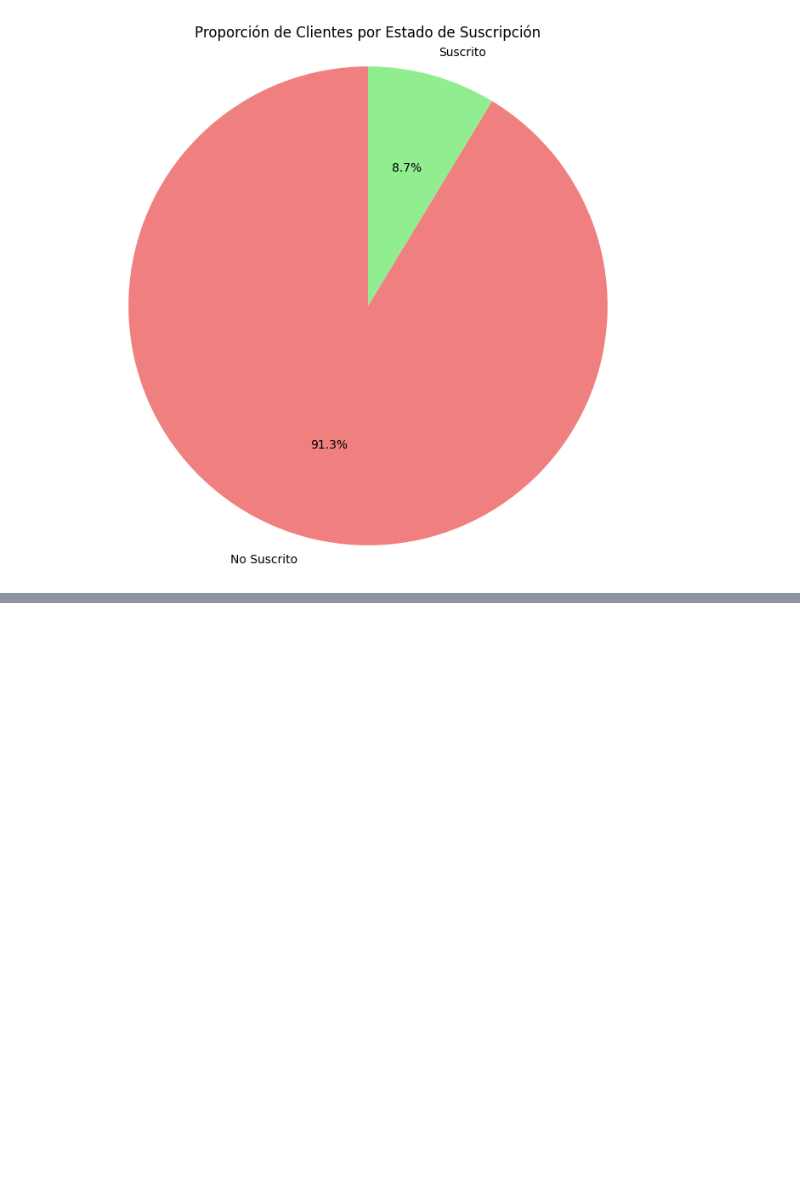
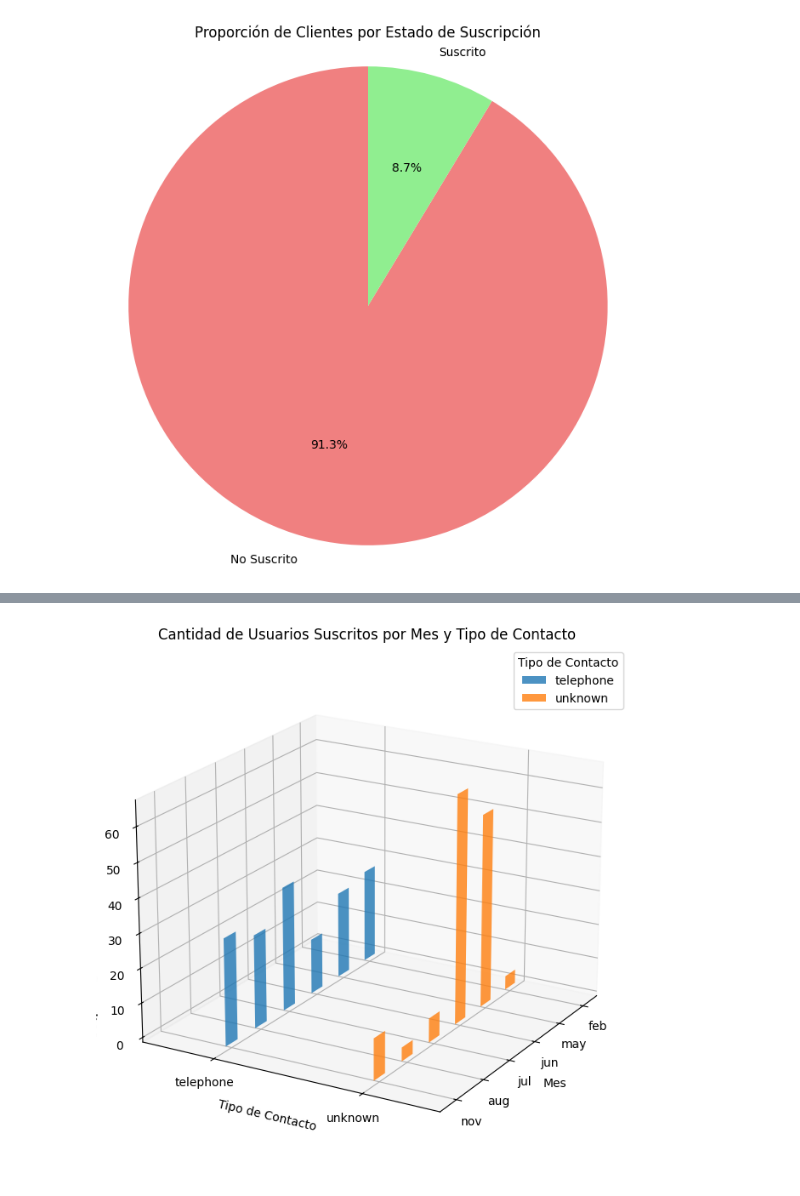
Before and after one commit to Marcocruz88/Repositorioproyecto2, a Jupyter notebook: Soporte 3.ipynb, the cells around one changed output, grey strips where cells are left out. Saved outputs shown, nothing was run; the diff lists cells and outputs as text; code cells hidden in the pictures; blank space fills up the shorter version.

```diff
--- a/Soporte 3.ipynb
+++ b/Soporte 3.ipynb
@@ -250,0 +220,84 @@ plt.show()
+# %%
+import matplotlib.pyplot as plt
+import numpy as np
+import pandas as pd
+
+# Cargar el archivo proporcionado
+df = pd.read_csv("banklimpio.csv")
+
+# Definir el orden de los meses
+month_order = ['month_jan', 'month_feb', 'month_mar', 'month_apr', 'month_may',
+               'month_jun', 'month_jul', 'month_aug', 'month_sep', 'month_oct',
+               'month_nov', 'month_dec']
+
+# Filtrar las columnas de meses que están presentes en el DataFrame
+available_months = [month for month in month_order if month in df.columns]
+
+# Inicializar un DataFrame para contar las suscripciones por mes y tipo de contacto
+contact_counts = []
+
+# Contar los usuarios suscritos por mes y tipo de contacto
+for month in available_months:
+    for contact_type in ['contact_telephone', 'contact_unknown']:
+        count = df[(df[month] == 1) & (df[contact_type] == 1) & (df['y_yes'] == 1)].shape[0]
+        contact_counts.append({
+            'month': month.split('_')[1],
+            'contact': contact_type.split('_')[1],
+            'count': count
+        })
+
+# Convertir a DataFrame
+contact_counts_df = pd.DataFrame(contact_counts)
+
+# Preparar los datos para el gráfico 3D
+months = contact_counts_df['month'].unique()
+contact_types = contact_counts_df['contact'].unique()
+count_matrix = np.zeros((len(months), len(contact_types)))
+
+for i, month in enumerate(months):
+    for j, contact_type in enumerate(contact_types):
+        count = contact_counts_df[(contact_counts_df['month'] == month) & (contact_counts_df['contact'] == contact_type)]['count']
+        count_matrix[i, j] = count.values[0] if not count.empty else 0
+
+# Crear un gráfico 3D de barras
+fig = plt.figure(figsize=(12, 8))
+ax = fig.add_subplot(111, projection='3d')
+
+# Definir las posiciones en el eje X y Y
+x_pos = np.arange(len(months))
+y_pos = np.arange(len(contact_types))
+
+# Crear las barras 3D para cada tipo de contacto
+for j in range(len(contact_types)):
+    ax.bar(x_pos, count_matrix[:, j], zs=j, zdir='y', alpha=0.8, width=0.4, label=contact_types[j])
+
+# Etiquetas y título
+ax.set_xlabel('Mes')
+ax.set_ylabel('Tipo de Contacto')
+ax.set_zlabel('Cantidad de Usuarios Suscritos')
+ax.set_title('Cantidad de Usuarios Suscritos por Mes y Tipo de Contacto')
+
+# Ajustar ticks del eje X
+ax.set_xticks(x_pos)
+ax.set_xticklabels(months)
+
+# Configurar etiquetas del eje Y
+ax.set_yticks(y_pos)
+ax.set_yticklabels(contact_types)
+
+# Ajustar la escala del eje Y para que sea más pequeño
+ax.set_ylim([-0.5, len(contact_types) - 0.5])  # Ajustar el límite del eje Y
+
+# Asegurarse de que la etiqueta del eje Z se vea correctamente
+ax.zaxis.label.set_size(12)  # Aumentar el tamaño de la etiqueta del eje Z
+ax.zaxis.label.set_color('black')  # Color de la etiqueta del eje Z
+
+# Leyenda
+ax.legend(title='Tipo de Contacto', loc='upper right')
+
+# Establecer el ángulo de visión del gráfico
+ax.view_init(elev=20, azim=30)
+
+plt.show()
+# %% [output]
+[figure, added]
```
Also changed, not shown: parts of 9 cells of this notebook.
